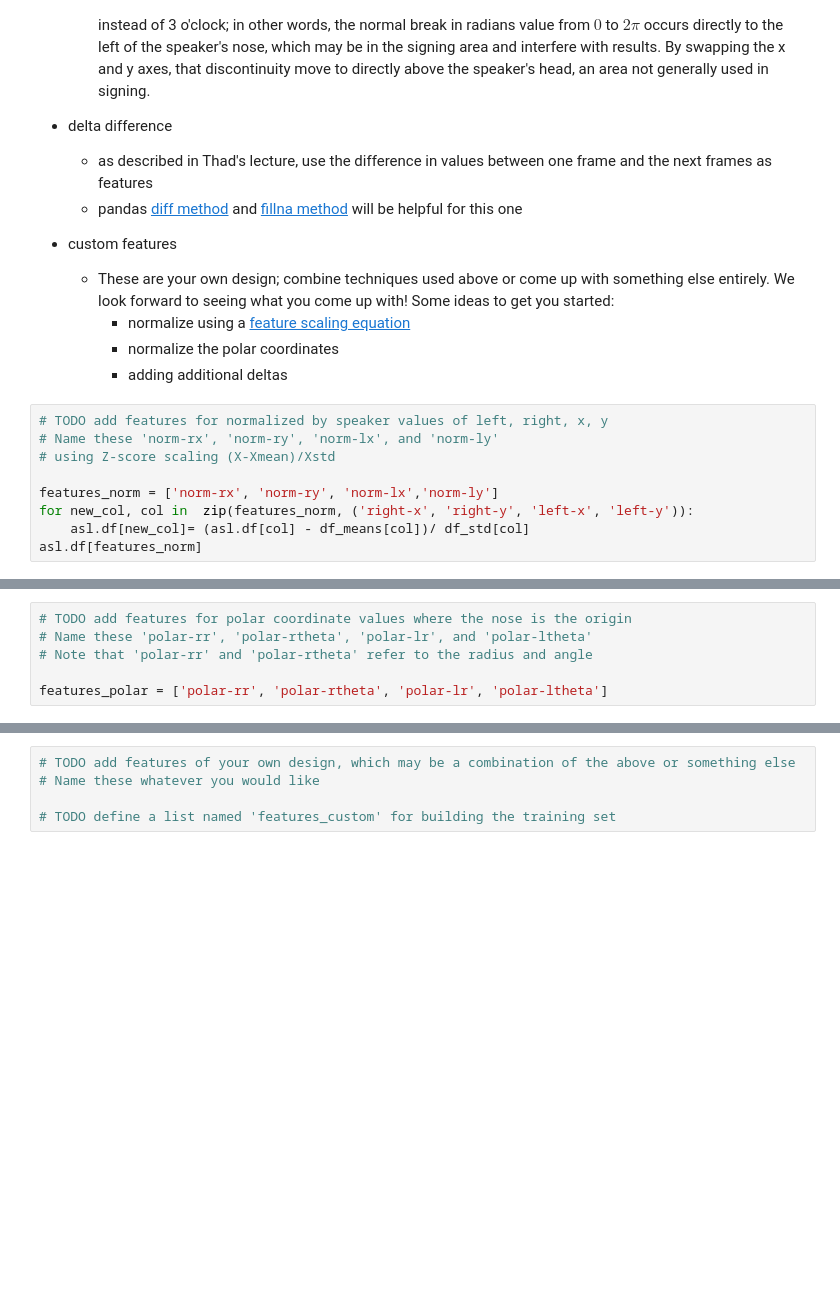
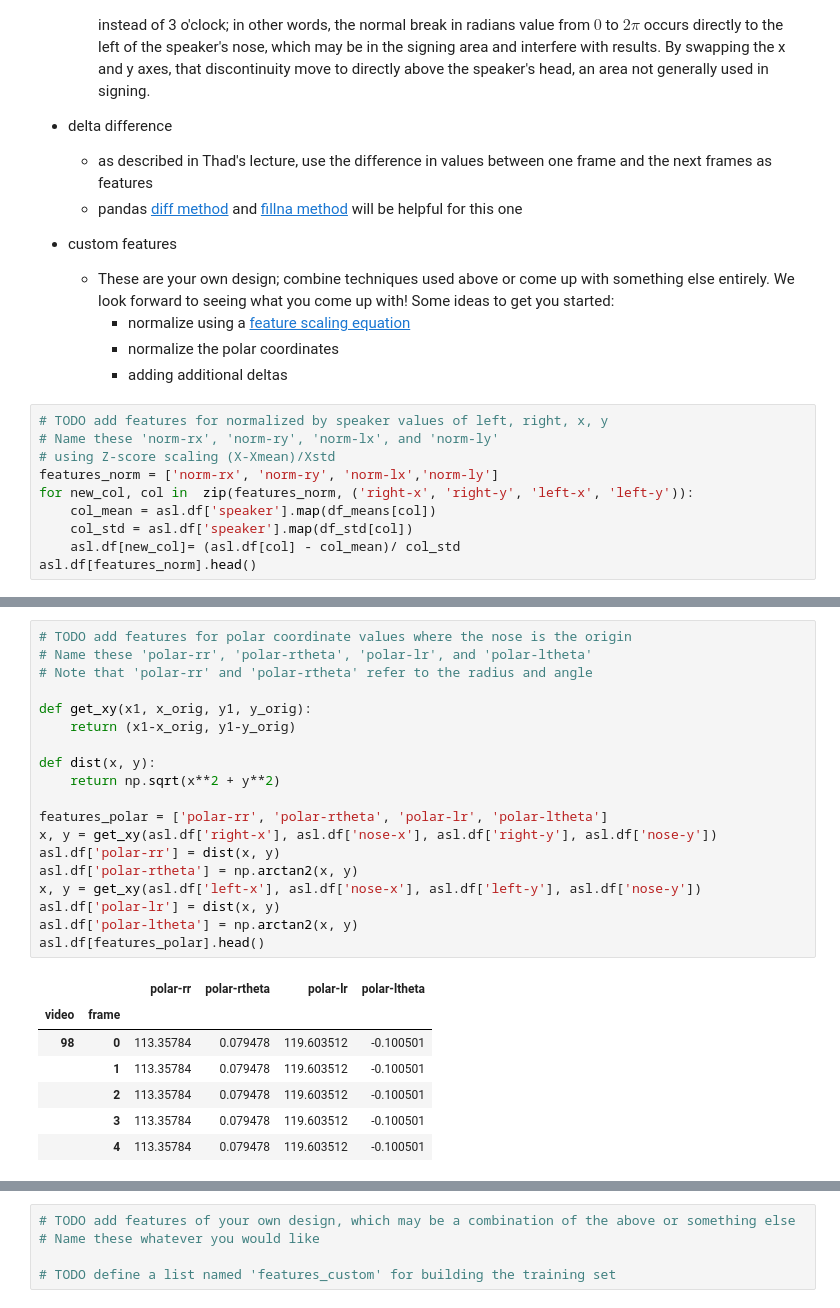
Before and after one commit to oserr/recognizer, a Jupyter notebook: asl_recognizer.ipynb, the cells around one changed output, grey strips where cells are left out. Drawn from its saved outputs; the diff is of its cells as text; blank space fills up the shorter version.

```diff
--- a/asl_recognizer.ipynb
+++ b/asl_recognizer.ipynb
@@ -202,9 +202,10 @@ Implement four feature sets and answer the question that follows.
 # TODO add features for normalized by speaker values of left, right, x, y
 # Name these 'norm-rx', 'norm-ry', 'norm-lx', and 'norm-ly'
 # using Z-score scaling (X-Xmean)/Xstd
-
 features_norm = ['norm-rx', 'norm-ry', 'norm-lx','norm-ly']
 for new_col, col in  zip(features_norm, ('right-x', 'right-y', 'left-x', 'left-y')):
-    asl.df[new_col]= (asl.df[col] - df_means[col])/ df_std[col]
-asl.df[features_norm]
+    col_mean = asl.df['speaker'].map(df_means[col])
+    col_std = asl.df['speaker'].map(df_std[col])
+    asl.df[new_col]= (asl.df[col] - col_mean)/ col_std
+asl.df[features_norm].head()
 # %% [output]
@@ -212,9 +229,30 @@ ValueError: cannot join with no level specified and no overlapping names
 # %%
 # TODO add features for polar coordinate values where the nose is the origin
 # Name these 'polar-rr', 'polar-rtheta', 'polar-lr', and 'polar-ltheta'
 # Note that 'polar-rr' and 'polar-rtheta' refer to the radius and angle
 
+def get_xy(x1, x_orig, y1, y_orig):
+    return (x1-x_orig, y1-y_orig)
+
+def dist(x, y):
+    return np.sqrt(x**2 + y**2)
+
 features_polar = ['polar-rr', 'polar-rtheta', 'polar-lr', 'polar-ltheta']
+x, y = get_xy(asl.df['right-x'], asl.df['nose-x'], asl.df['right-y'], asl.df['nose-y'])
+asl.df['polar-rr'] = dist(x, y)
+asl.df['polar-rtheta'] = np.arctan2(x, y)
+x, y = get_xy(asl.df['left-x'], asl.df['nose-x'], asl.df['left-y'], asl.df['nose-y'])
+asl.df['polar-lr'] = dist(x, y)
+asl.df['polar-ltheta'] = np.arctan2(x, y)
+asl.df[features_polar].head()
+# %% [output]
+|  |  | polar-rr | polar-rtheta | polar-lr | polar-ltheta |
+| video | frame |  |  |  |  |
+| 98 | 0 | 113.35784 | 0.079478 | 119.603512 | -0.100501 |
+|  | 1 | 113.35784 | 0.079478 | 119.603512 | -0.100501 |
+|  | 2 | 113.35784 | 0.079478 | 119.603512 | -0.100501 |
+|  | 3 | 113.35784 | 0.079478 | 119.603512 | -0.100501 |
+|  | 4 | 113.35784 | 0.079478 | 119.603512 | -0.100501 |
 # %%
 # TODO add features for left, right, x, y differences by one time step, i.e. the "delta" values discussed in the lecture
 # Name these 'delta-rx', 'delta-ry', 'delta-lx', and 'delta-ly'
```
Also changed, not shown: parts of 3 cells of this notebook.
